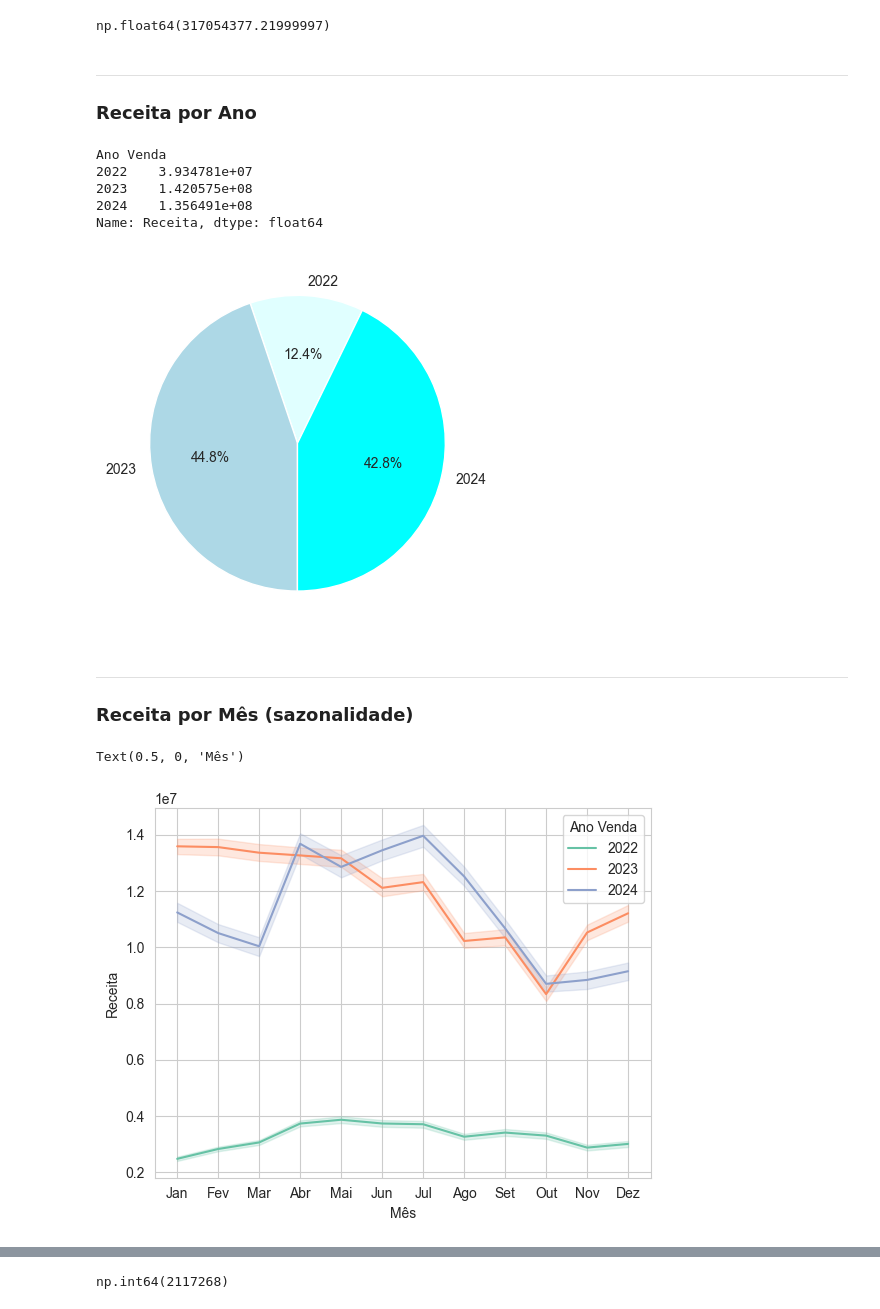
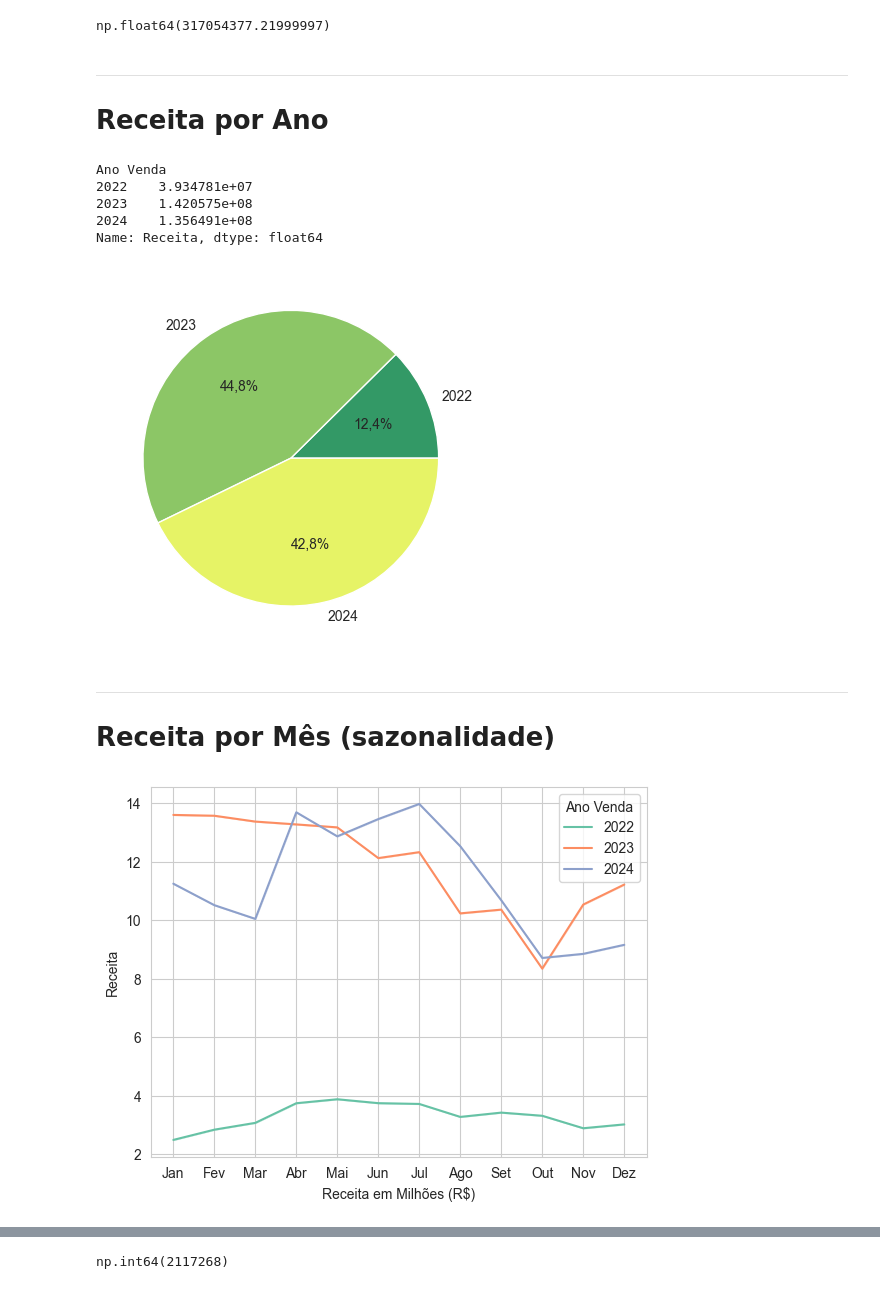
Before and after one commit to Lucas-Sala/Data, a Jupyter notebook: 00_Analise_Vendas/notebooks/04_analise.ipynb, the cells around one changed output, grey strips where cells are left out. Cells and saved outputs as stored; diff of their text form; code cells hidden in the pictures.

```diff
--- a/00_Analise_Vendas/notebooks/04_analise.ipynb
+++ b/00_Analise_Vendas/notebooks/04_analise.ipynb
@@ -100,7 +106,7 @@ df_vendas["País"] = (
     )
 # %% [markdown]
 ---
-### **Receita por Ano**
+# **Receita por Ano**
 # %%
 receita_ano = df_vendas.groupby("Ano Venda")["Receita"].sum()
 receita_ano
@@ -113,22 +119,37 @@ Name: Receita, dtype: float64
 # %%
 anos = [2022, 2023, 2024]
 
-plt.pie(x=receita_ano.array, labels=anos,autopct='%1.1f%%',startangle=64, colors=["lightcyan","lightblue","cyan"])
+colors = plt.get_cmap('summer')(np.linspace(0.2, 0.9, len(anos)))
+plt.pie(x=receita_ano.array, labels=anos,autopct=lambda x: f"{x:.1f}%".replace(".",","), colors=colors)
+
+plt.savefig('../images/distReceitaAno.png', bbox_inches='tight', dpi=300)
 
 plt.show()
 # %% [output]
-[figure, old version]
+[figure, new version]
 # %% [markdown]
 ---
-### **Receita por Mês (sazonalidade)**
+# **Receita por Mês (sazonalidade)**
 # %%
-sns.lineplot(data=df_vendas, x= "Mes Venda", y="Receita", hue="Ano Venda" ,estimator="sum", palette="Set2")
+sns.lineplot(
+    data=df_vendas,
+    x= "Mes Venda",
+    y="Receita",
+    hue="Ano Venda",
+    estimator="sum",
+    palette="Set2",
+    errorbar='sd'
+    )
 ax = plt.gca()
 ax.set_xticks([1,2,3,4,5,6,7,8,9,10,11,12])
 ax.set_xticklabels(["Jan", "Fev", "Mar","Abr", "Mai", "Jun", "Jul", "Ago", "Set", "Out", "Nov", "Dez"])
+ax.yaxis.set_major_formatter(FuncFormatter(fmt.moeda_milhao))
+
 plt.xlabel('Mês')
+plt.xlabel('Receita em Milhões (R$)')
+
+plt.savefig('../images/distReceitaMes.png', bbox_inches='tight', dpi=300)
 # %% [output]
-Text(0.5, 0, 'Mês')
-[figure, old version]
+[figure, new version]
 # %% [markdown]
 ---
```
Also changed, not shown: parts of 29 cells of this notebook, 14 other files.
